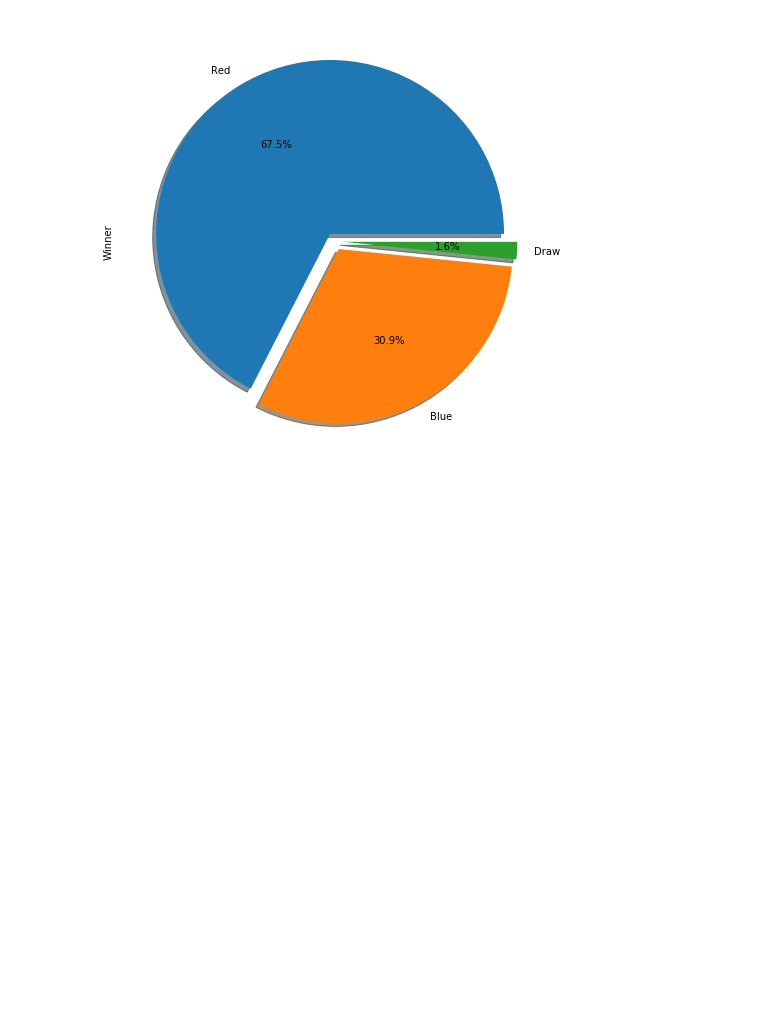
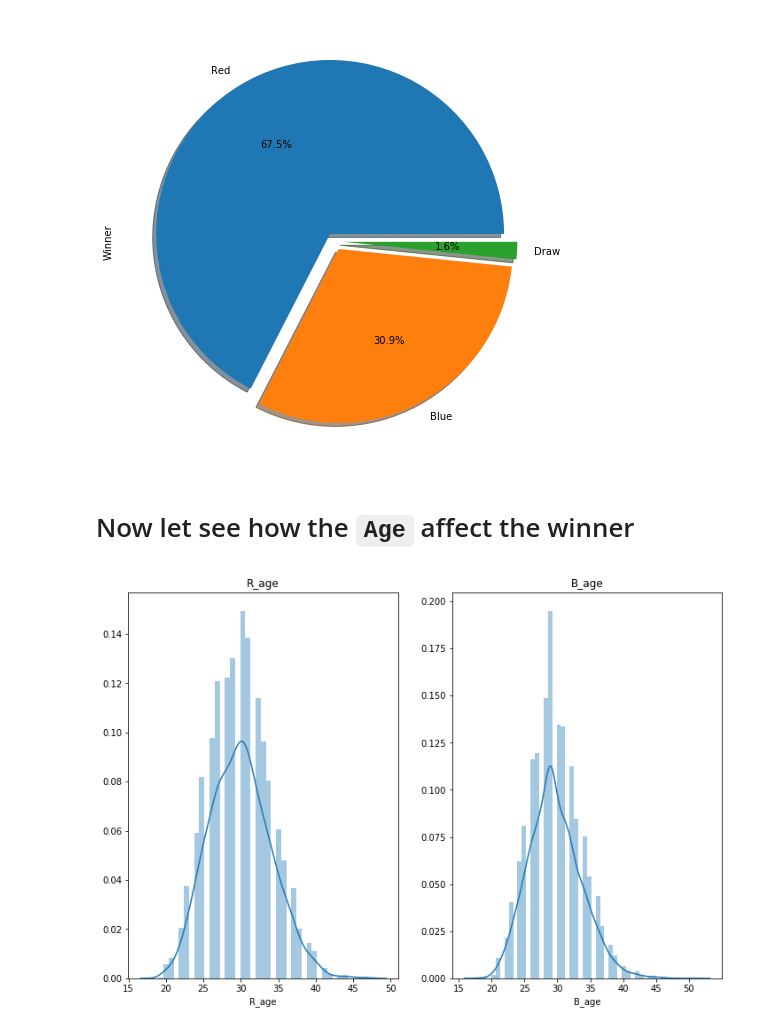
Before and after one commit to p4v10/ufc-dataset, a Jupyter notebook: ufc-visualizations.ipynb, the cells around one changed output. Drawn from its saved outputs; the diff is of its cells as text; code cells hidden in the pictures; blank space fills up the shorter version.

```diff
--- a/ufc-visualizations.ipynb
+++ b/ufc-visualizations.ipynb
@@ -335,3 +335,21 @@ new['Winner'].value_counts()[:10].plot.pie(explode=[0.05,0.05,0.05],autopct='%1.
 plt.show()
 # %% [output]
 [figure]
+# %% [markdown]
+# Now let see how the `Age` affect the winner
+# %%
+new['R_age'] = new['R_age'].fillna(new['R_age'].median())
+# %%
+new['B_age'] = new['B_age'].fillna(new['B_age'].median())
+# %%
+f, ax=plt.subplots(1,2,figsize=(12,8))
+sns.distplot(new['R_age'], ax=ax[0])
+
+ax[0].set_title('R_age')
+ax[0].set_ylabel('')
+hist = sns.distplot(new['B_age'],ax=ax[1])
+
+ax[1].set_title('B_age')
+plt.show()
+# %% [output]
+[figure, added]
```
